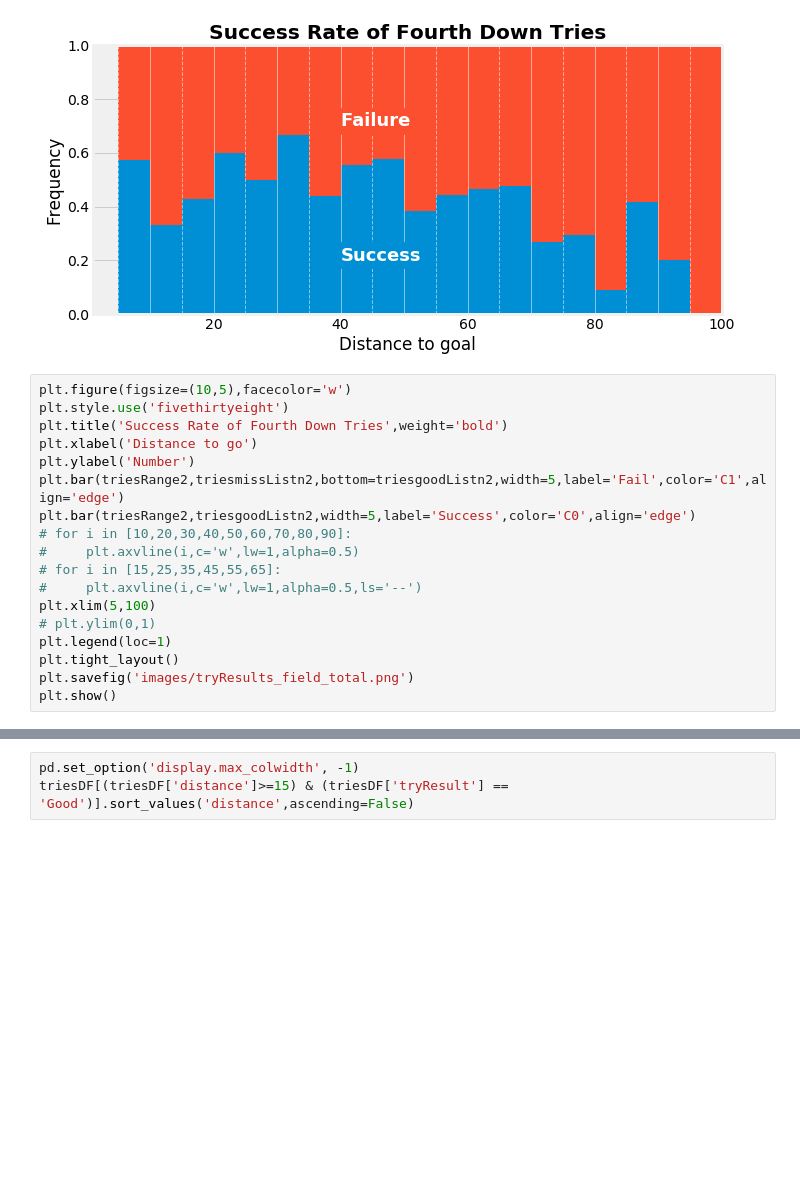
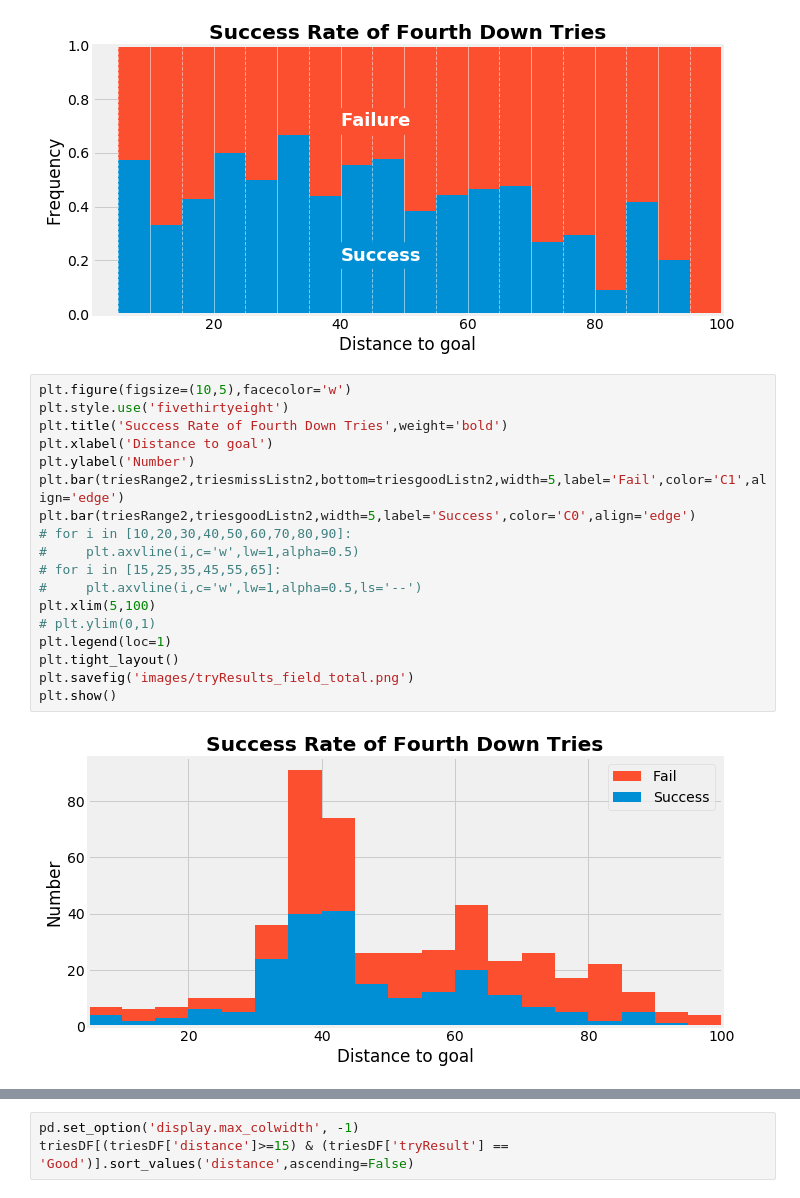
Before and after one commit to SimFootballDev/surrender_punt, a Jupyter notebook: surrender.ipynb, the cells around one changed output, grey strips where cells are left out. Cells and saved outputs as stored; diff of their text form; blank space fills up the shorter version.

```diff
--- a/surrender.ipynb
+++ b/surrender.ipynb
@@ -881,21 +881,23 @@ plt.show()
 # %%
 plt.figure(figsize=(10,5),facecolor='w')
 plt.style.use('fivethirtyeight')
 plt.title('Success Rate of Fourth Down Tries',weight='bold')
-plt.xlabel('Distance to go')
+plt.xlabel('Distance to goal')
 plt.ylabel('Number')
 plt.bar(triesRange2,triesmissListn2,bottom=triesgoodListn2,width=5,label='Fail',color='C1',align='edge')
 plt.bar(triesRange2,triesgoodListn2,width=5,label='Success',color='C0',align='edge')
 # for i in [10,20,30,40,50,60,70,80,90]:
 #     plt.axvline(i,c='w',lw=1,alpha=0.5)
 # for i in [15,25,35,45,55,65]:
 #     plt.axvline(i,c='w',lw=1,alpha=0.5,ls='--')
 plt.xlim(5,100)
 # plt.ylim(0,1)
 plt.legend(loc=1)
 plt.tight_layout()
 plt.savefig('images/tryResults_field_total.png')
 plt.show()
+# %% [output]
+[figure, added]
 # %%
 plt.figure(figsize=(10,5),facecolor='w')
 plt.style.use('fivethirtyeight')
```
Also changed, not shown: parts of 1 cell of this notebook, 2 other files.
